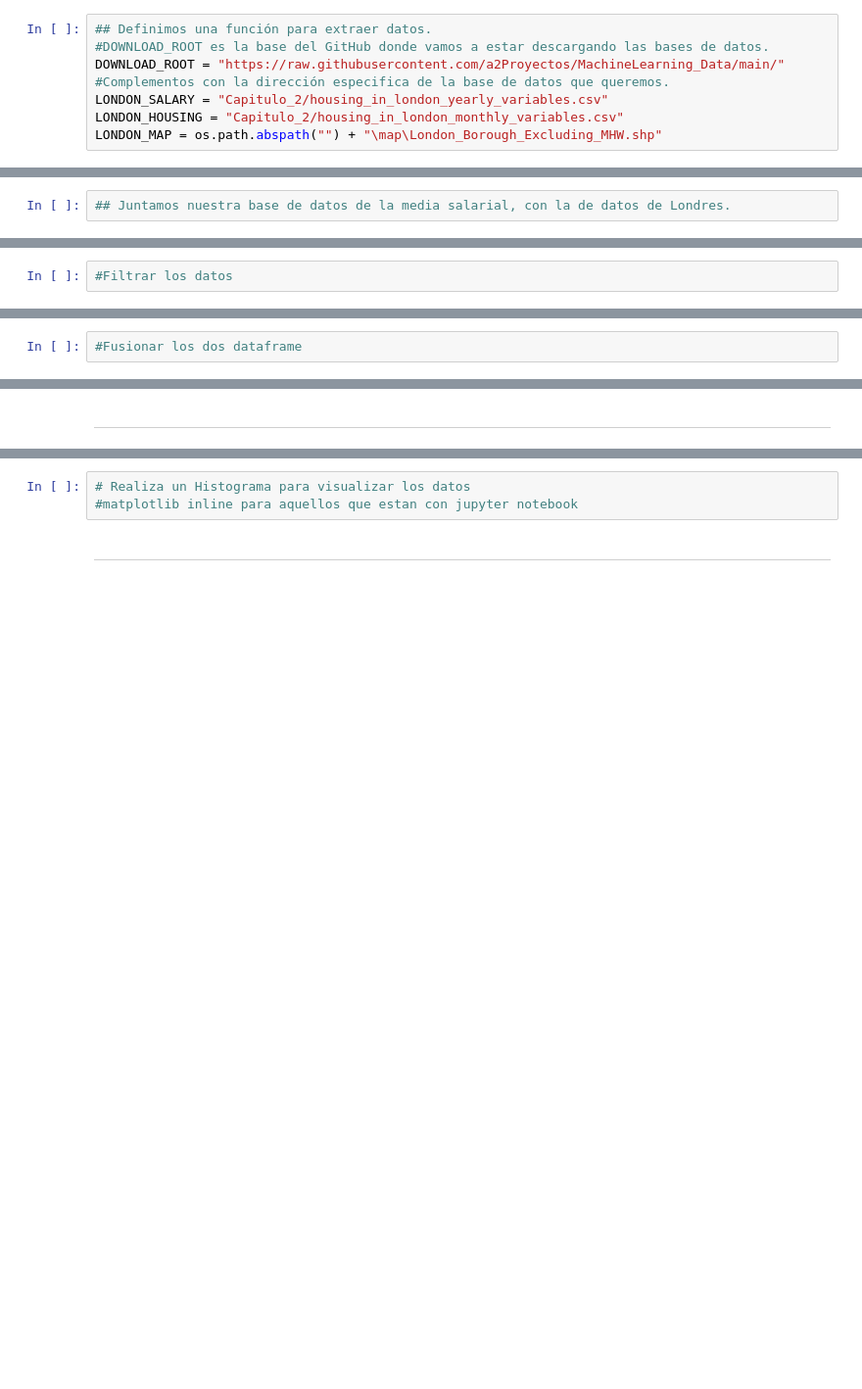
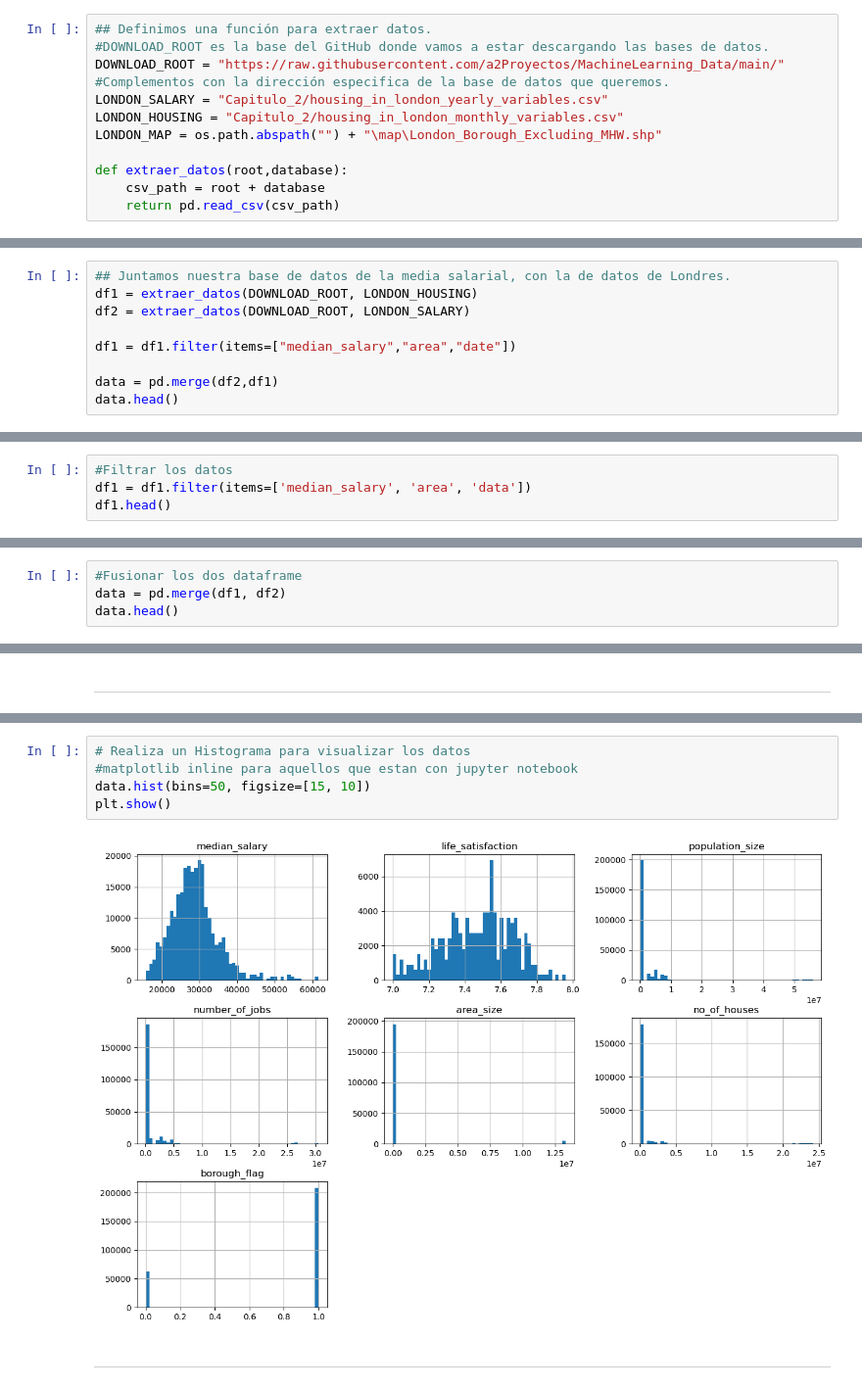
Before and after one commit to CarlosDev2207/6IV8_Mendoza_S-nchez_Carlos_Eduardo_AnalisisDeDatos, a Jupyter notebook: Machine Learning python Archivos de Trabajo para el curso y Manual/Capítulo 2-Proyecto End-to-End/Cap2_plantilla.ipynb, the cells around one changed output, grey strips where cells are left out. Shown: that part at 98% size. Saved outputs shown, nothing was run; the diff lists cells and outputs as text; blank space fills up the shorter version.

```diff
--- a/Machine Learning python Archivos de Trabajo para el curso y Manual/Capítulo 2-Proyecto End-to-End/Cap2_plantilla.ipynb
+++ b/Machine Learning python Archivos de Trabajo para el curso y Manual/Capítulo 2-Proyecto End-to-End/Cap2_plantilla.ipynb
@@ -31,9 +31,20 @@ DOWNLOAD_ROOT = "https://raw.githubusercontent.com/a2Proyectos/MachineLearning_D
 LONDON_SALARY = "Capitulo_2/housing_in_london_yearly_variables.csv"
 LONDON_HOUSING = "Capitulo_2/housing_in_london_monthly_variables.csv"
 LONDON_MAP = os.path.abspath("") + "\map\London_Borough_Excluding_MHW.shp"
+
+def extraer_datos(root,database):
+    csv_path = root + database
+    return pd.read_csv(csv_path)
 # %% [markdown]
 ***
 # %% [markdown]
 ## <span style="color:green">2. Vistazo a la Base de Datos</span>
 # %%
 ## Juntamos nuestra base de datos de la media salarial, con la de datos de Londres.
+df1 = extraer_datos(DOWNLOAD_ROOT, LONDON_HOUSING)
+df2 = extraer_datos(DOWNLOAD_ROOT, LONDON_SALARY)
+
+df1 = df1.filter(items=["median_salary","area","date"])
+
+data = pd.merge(df2,df1)
+data.head()
@@ -40,2 +58,4 @@ LONDON_MAP = os.path.abspath("") + "\map\London_Borough_Excluding_MHW.shp"
 # %%
 #Filtrar los datos
+df1 = df1.filter(items=['median_salary', 'area', 'data'])
+df1.head()
@@ -42,2 +69,4 @@ LONDON_MAP = os.path.abspath("") + "\map\London_Borough_Excluding_MHW.shp"
 # %%
 #Fusionar los dos dataframe
+data = pd.merge(df1, df2)
+data.head()
@@ -54,6 +143,10 @@ LONDON_MAP = os.path.abspath("") + "\map\London_Borough_Excluding_MHW.shp"
 # %%
 # Realiza un Histograma para visualizar los datos
 #matplotlib inline para aquellos que estan con jupyter notebook
+data.hist(bins=50, figsize=[15, 10])
+plt.show()
+# %% [output]
+[figure, added]
 # %% [markdown]
 ***
 # %% [markdown]
```
Also changed, not shown: parts of 19 cells of this notebook, 1 other file.
